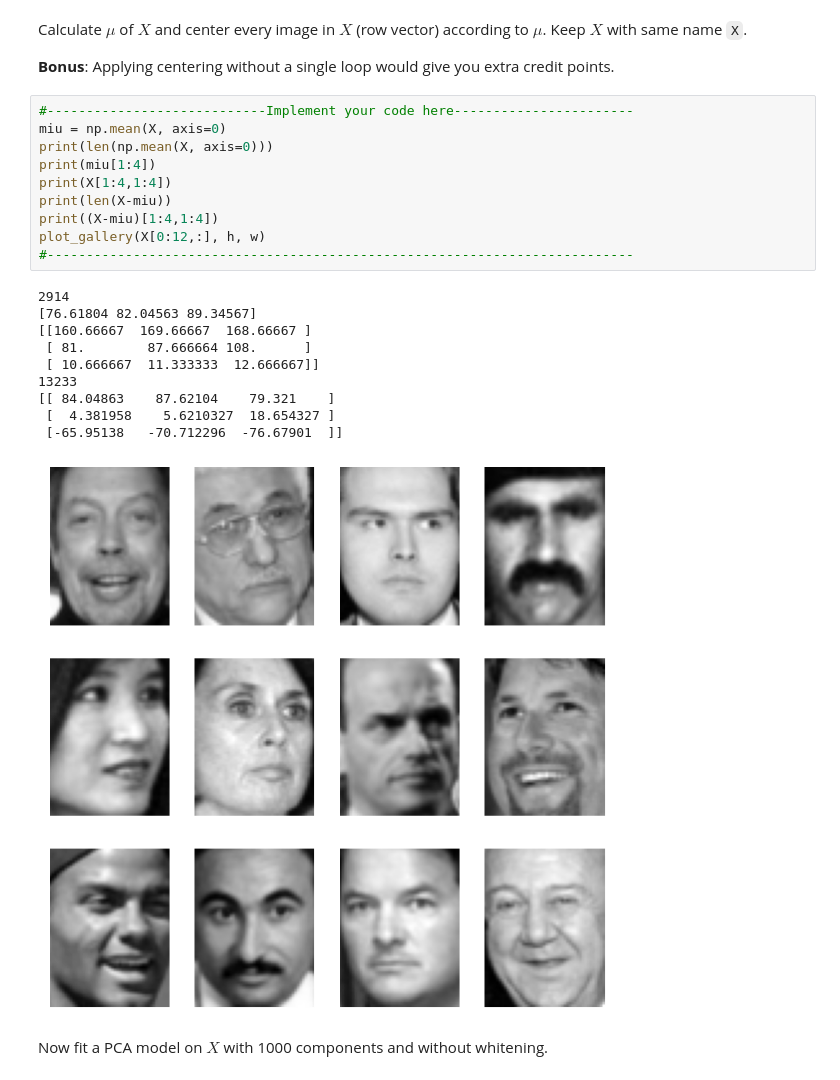
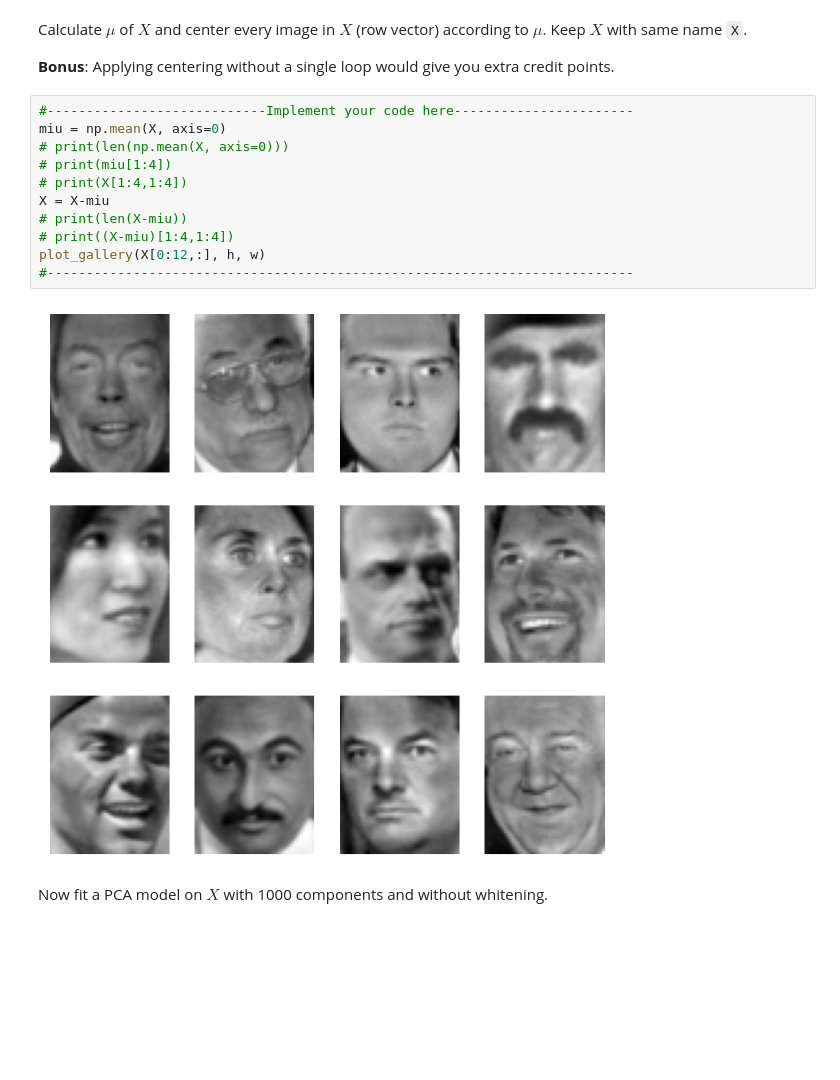
Before and after one commit to mlh-master/hw3_mlh-OriRajchert, a Jupyter notebook: EigenFaces_ver1.ipynb, the cells around one changed output. Saved outputs shown, nothing was run; the diff lists cells and outputs as text; blank space fills up the shorter version.

```diff
--- a/EigenFaces_ver1.ipynb
+++ b/EigenFaces_ver1.ipynb
@@ -65,24 +65,16 @@ Calculate $\mu$ of $X$ and center every image in $X$ (row vector) according to $
 # %%
 #----------------------------Implement your code here-----------------------
 miu = np.mean(X, axis=0)
-print(len(np.mean(X, axis=0)))
-print(miu[1:4])
-print(X[1:4,1:4])
-print(len(X-miu))
-print((X-miu)[1:4,1:4])
+# print(len(np.mean(X, axis=0)))
+# print(miu[1:4])
+# print(X[1:4,1:4])
+X = X-miu
+# print(len(X-miu))
+# print((X-miu)[1:4,1:4])
 plot_gallery(X[0:12,:], h, w)
 #---------------------------------------------------------------------------
 # %% [output]
-2914
-[76.61804 82.04563 89.34567]
-[[160.66667  169.66667  168.66667 ]
- [ 81.        87.666664 108.      ]
- [ 10.666667  11.333333  12.666667]]
-13233
-[[ 84.04863    87.62104    79.321    ]
- [  4.381958    5.6210327  18.654327 ]
- [-65.95138   -70.712296  -76.67901  ]]
-[figure, old version]
+[figure, new version]
 # %% [markdown]
 Now fit a PCA model on $X$ with 1000 components and without whitening.
 # %%
```
Also changed, not shown: parts of 2 cells of this notebook.
